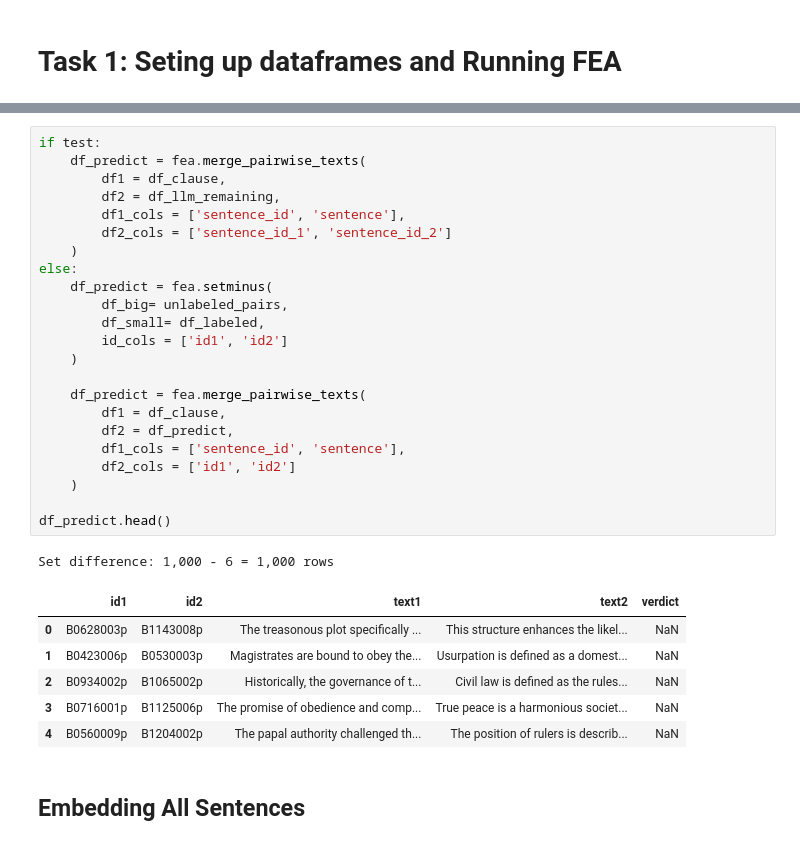
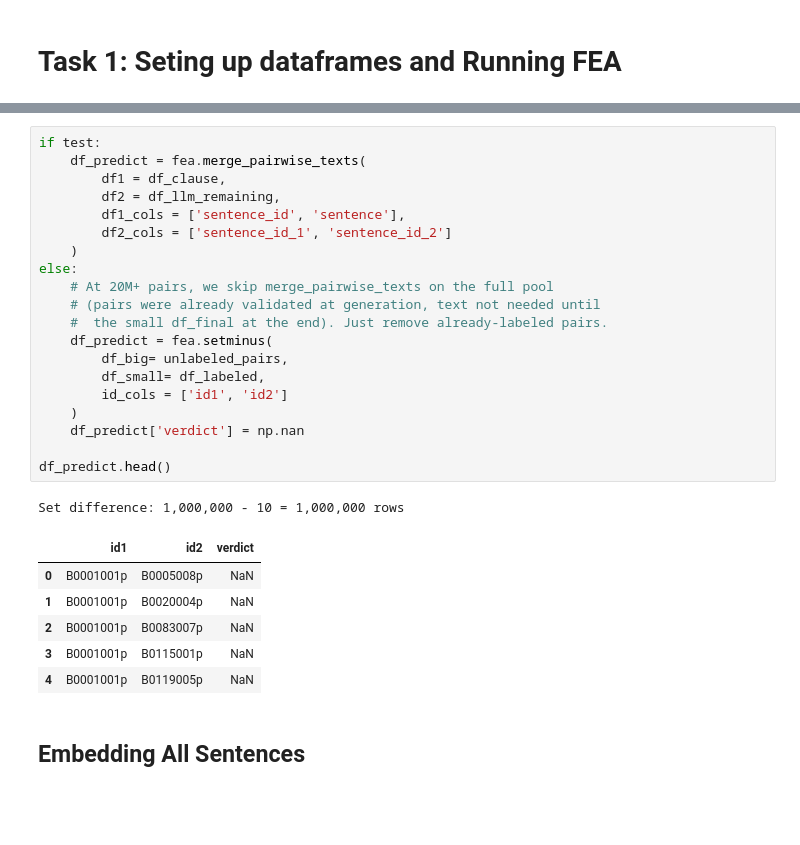
Before and after one commit to agustinestevah/fea_project, a Jupyter notebook: fea_iterations/FEA_Pipeline_iter_0.ipynb, the cells around one changed output, grey strips where cells are left out. Cells and saved outputs as stored; diff of their text form; blank space fills up the shorter version.

```diff
--- a/fea_iterations/FEA_Pipeline_iter_0.ipynb
+++ b/fea_iterations/FEA_Pipeline_iter_0.ipynb
@@ -111,34 +111,31 @@ df_labeled.head()
 # %%
 if test:
     df_predict = fea.merge_pairwise_texts(
         df1 = df_clause,
         df2 = df_llm_remaining,
         df1_cols = ['sentence_id', 'sentence'],
         df2_cols = ['sentence_id_1', 'sentence_id_2']
     )
 else:
+    # At 20M+ pairs, we skip merge_pairwise_texts on the full pool
+    # (pairs were already validated at generation, text not needed until
+    #  the small df_final at the end). Just remove already-labeled pairs.
     df_predict = fea.setminus(
         df_big= unlabeled_pairs,
         df_small= df_labeled,
         id_cols = ['id1', 'id2']
     )
-
-    df_predict = fea.merge_pairwise_texts(
-        df1 = df_clause,
-        df2 = df_predict,
-        df1_cols = ['sentence_id', 'sentence'],
-        df2_cols = ['id1', 'id2']
-    )
+    df_predict['verdict'] = np.nan
 
 df_predict.head()
 # %% [output]
-Set difference: 1,000 - 6 = 1,000 rows
+Set difference: 1,000,000 - 10 = 1,000,000 rows
-|  | id1 | id2 | text1 | text2 | verdict |
-| 0 | B0628003p | B1143008p | The treasonous plot specifically ... | This structure enhances the likel... | NaN |
-| 1 | B0423006p | B0530003p | Magistrates are bound to obey the... | Usurpation is defined as a domest... | NaN |
-| 2 | B0934002p | B1065002p | Historically, the governance of t... | Civil law is defined as the rules... | NaN |
-| 3 | B0716001p | B1125006p | The promise of obedience and comp... | True peace is a harmonious societ... | NaN |
-| 4 | B0560009p | B1204002p | The papal authority challenged th... | The position of rulers is describ... | NaN |
+|  | id1 | id2 | verdict |
+| 0 | B0001001p | B0005008p | NaN |
+| 1 | B0001001p | B0020004p | NaN |
+| 2 | B0001001p | B0083007p | NaN |
+| 3 | B0001001p | B0115001p | NaN |
+| 4 | B0001001p | B0119005p | NaN |
 # %% [markdown]
 ## Embedding All Sentences
 # %%
```
Also changed, not shown: parts of 14 cells of this notebook, 30 other files.
